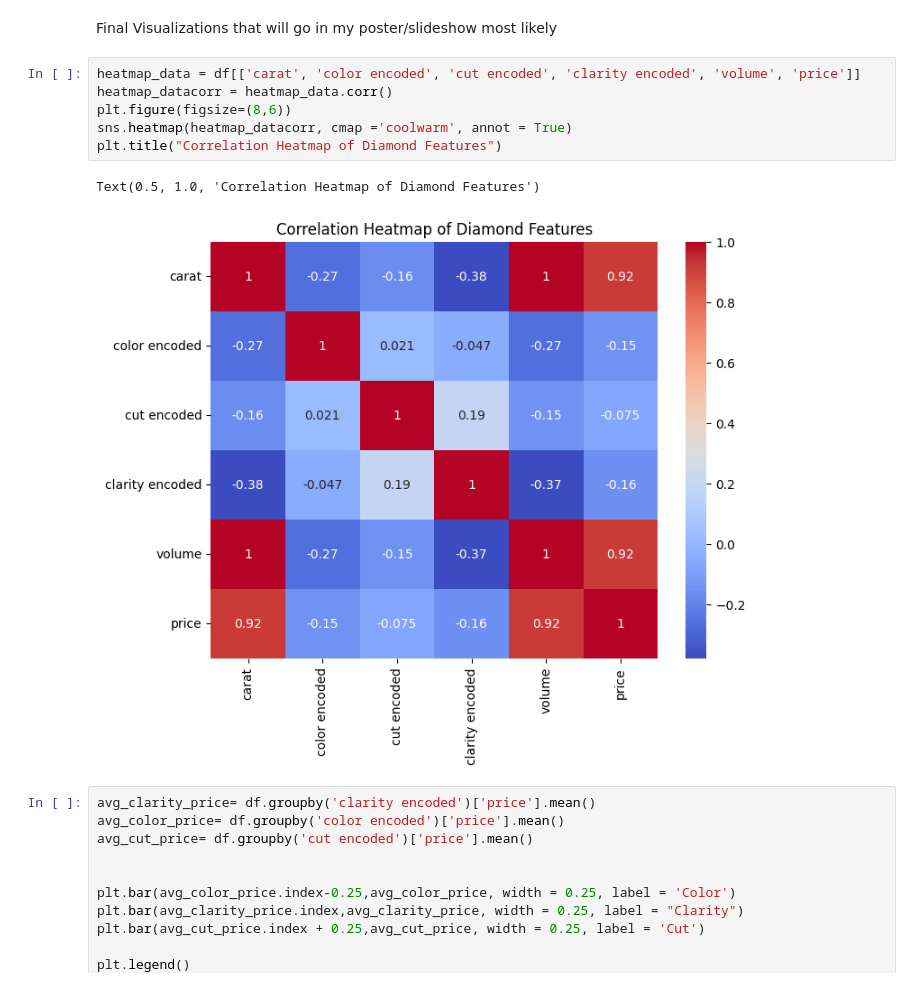
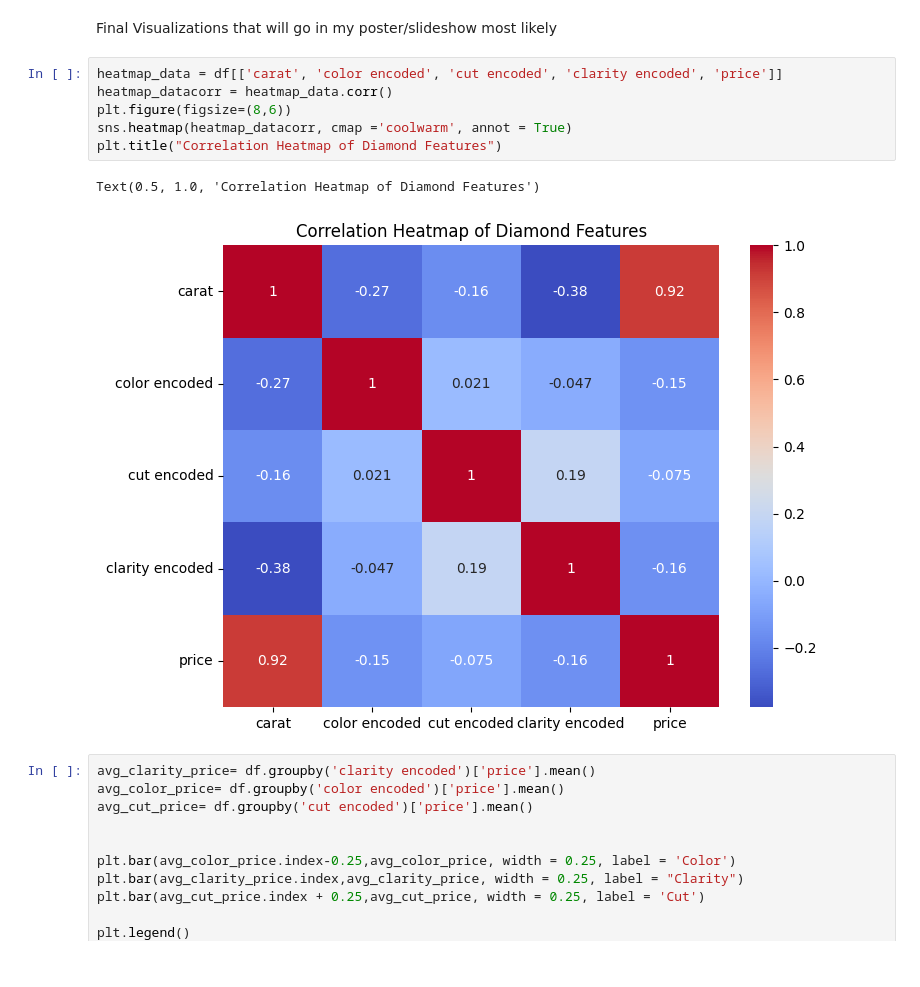
Before and after one commit to AvyayaJha/Diamonds-Research-Project, a Jupyter notebook: Diamonds_Research_Project.ipynb, the cells around one changed output. Drawn from its saved outputs; the diff is of its cells as text.

```diff
--- a/Diamonds_Research_Project.ipynb
+++ b/Diamonds_Research_Project.ipynb
@@ -707,14 +710,14 @@ TAKEAWAY FROM MODELS:
 # %% [markdown]
 Final Visualizations that will go in my poster/slideshow most likely
 # %%
-heatmap_data = df[['carat', 'color encoded', 'cut encoded', 'clarity encoded', 'volume', 'price']]
+heatmap_data = df[['carat', 'color encoded', 'cut encoded', 'clarity encoded', 'price']]
 heatmap_datacorr = heatmap_data.corr()
 plt.figure(figsize=(8,6))
 sns.heatmap(heatmap_datacorr, cmap ='coolwarm', annot = True)
 plt.title("Correlation Heatmap of Diamond Features")
 # %% [output]
 Text(0.5, 1.0, 'Correlation Heatmap of Diamond Features')
-[figure, old version]
+[figure, new version]
 # %%
 avg_clarity_price= df.groupby('clarity encoded')['price'].mean()
 avg_color_price= df.groupby('color encoded')['price'].mean()
```
Also changed, not shown: parts of 6 cells of this notebook.
